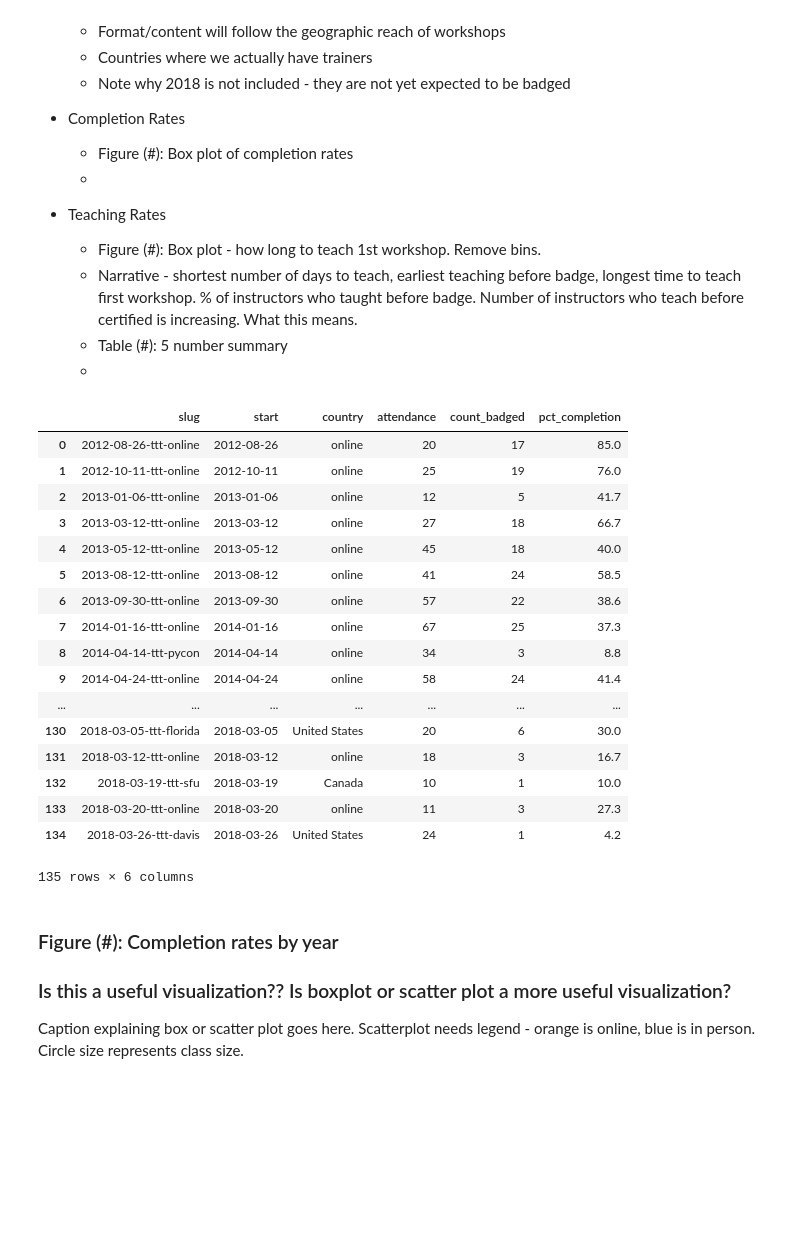
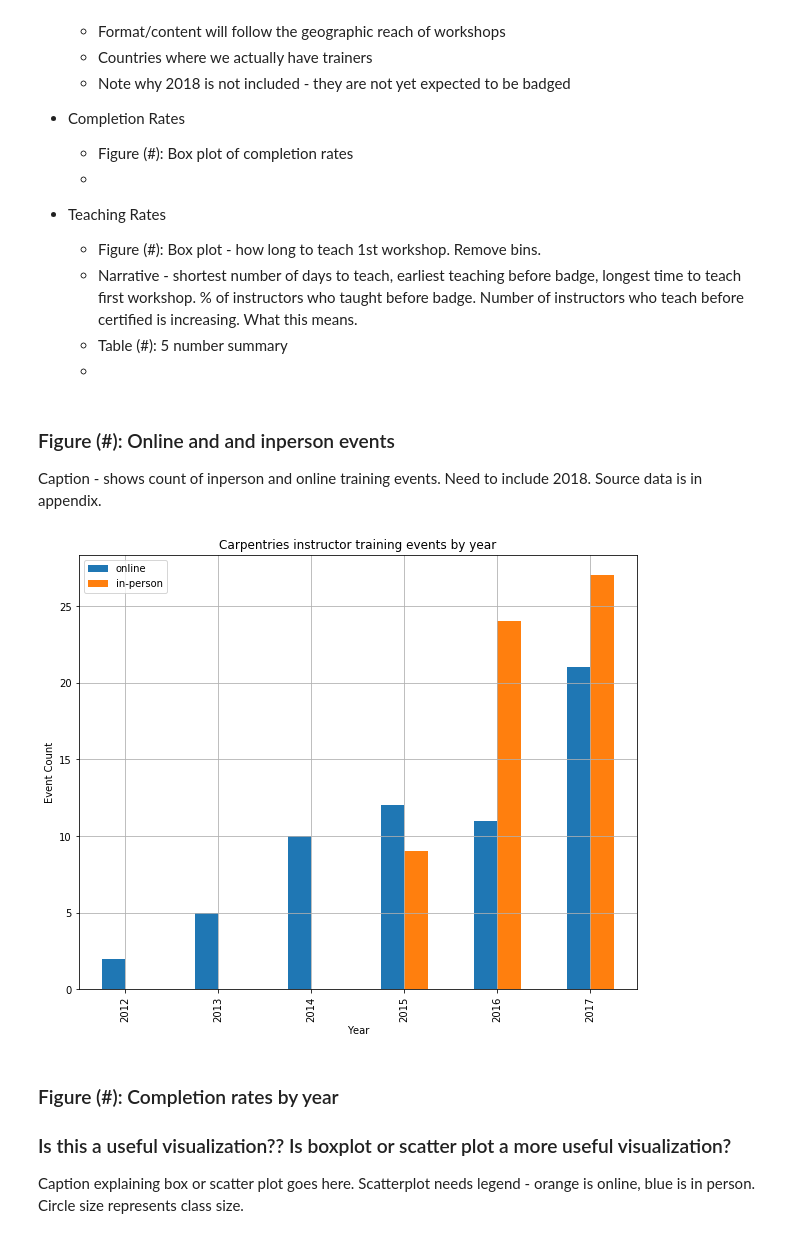
Before and after one commit to carpentries/assessment, a Jupyter notebook: programmatic-assessment/workshops/final_report_outline.ipynb, the cells around one changed output. Saved outputs shown, nothing was run; the diff lists cells and outputs as text; code cells hidden in the pictures; blank space fills up the shorter version.

Commit message:
more fixes to instructor training section

```diff
--- a/programmatic-assessment/workshops/final_report_outline.ipynb
+++ b/programmatic-assessment/workshops/final_report_outline.ipynb
@@ -518,6 +518,42 @@ For each of our instructor training events, we collected the following data:
     * Narrative - shortest number of days to teach, earliest teaching before badge, longest time to teach first workshop.  % of instructors who taught before badge.  Number of instructors who teach before certified is increasing. What this means.
     * Table (#): 5 number summary
     *
+# %% [markdown]
+### Figure (#): Online and  and inperson events
+
+Caption - shows count of inperson and online training events.  Need to include 2018.  Source data is in appendix.
+# %%
+countries = list(trainings_by_country)
+countries.remove('online')
+countries.remove('total')
+inperson_trainings = trainings_by_country[countries].sum(axis = 1).to_frame()
+
+online_trainings = trainings_by_country[['online']]
+
+trainings_online_inperson = pd.concat([inperson_trainings, online_trainings], axis=1)
+
+trainings_online_inperson.rename(columns = {0:'in-person'}, inplace=True)
+
+trainings_online_inperson.fillna(0, inplace=True)
+trainings_online_inperson = trainings_online_inperson.astype(int)
+
+# trainings_online_inperson
+
+fig = plt.figure(figsize=(10, 8)) # Create matplotlib figure
+
+ax = fig.add_subplot(111) # Create matplotlib axes
+
+title = "Carpentries instructor training events by year"
+ax = trainings_online_inperson[['online', 'in-person']].plot(kind='bar', ax=ax, stacked=False, title=title)
+ax.grid(True)
+
+ax.set_ylabel("Event Count")
+ax.set_xlabel("Year")
+
+
+plt.show()
+# %% [output]
+[figure, added]
 # %%
 badges_by_training_event = pd.read_csv("data_files/badges_by_training_event.csv")
 
@@ -537,26 +573,7 @@ badges_by_training_event['start'] = pd.to_datetime(badges_by_training_event['sta
 
 badges_by_training_event_thru2017 = badges_by_training_event[badges_by_training_event['start'].dt.year < 2018]
 
-badges_by_training_event
+# badges_by_training_event
-# %% [output]
-|  | slug | start | country | attendance | count_badged | pct_completion |
-| 0 | 2012-08-26-ttt-online | 2012-08-26 | online | 20 | 17 | 85.0 |
-| 1 | 2012-10-11-ttt-online | 2012-10-11 | online | 25 | 19 | 76.0 |
-| 2 | 2013-01-06-ttt-online | 2013-01-06 | online | 12 | 5 | 41.7 |
-| 3 | 2013-03-12-ttt-online | 2013-03-12 | online | 27 | 18 | 66.7 |
-| 4 | 2013-05-12-ttt-online | 2013-05-12 | online | 45 | 18 | 40.0 |
-| 5 | 2013-08-12-ttt-online | 2013-08-12 | online | 41 | 24 | 58.5 |
-| 6 | 2013-09-30-ttt-online | 2013-09-30 | online | 57 | 22 | 38.6 |
-| 7 | 2014-01-16-ttt-online | 2014-01-16 | online | 67 | 25 | 37.3 |
-| 8 | 2014-04-14-ttt-pycon | 2014-04-14 | online | 34 | 3 | 8.8 |
-| 9 | 2014-04-24-ttt-online | 2014-04-24 | online | 58 | 24 | 41.4 |
-| ... | ... | ... | ... | ... | ... | ... |
-| 130 | 2018-03-05-ttt-florida | 2018-03-05 | United States | 20 | 6 | 30.0 |
-| 131 | 2018-03-12-ttt-online | 2018-03-12 | online | 18 | 3 | 16.7 |
-| 132 | 2018-03-19-ttt-sfu | 2018-03-19 | Canada | 10 | 1 | 10.0 |
-| 133 | 2018-03-20-ttt-online | 2018-03-20 | online | 11 | 3 | 27.3 |
-| 134 | 2018-03-26-ttt-davis | 2018-03-26 | United States | 24 | 1 | 4.2 |
-135 rows × 6 columns
 # %%
 trainings_by_country = badges_by_training_event_thru2017.groupby([badges_by_training_event['start'].dt.year, 'country'])['slug'].count().unstack()
 trainings_by_country['total'] = trainings_by_country.sum(axis=1)
```
Also changed, not shown: parts of 3 cells of this notebook.
